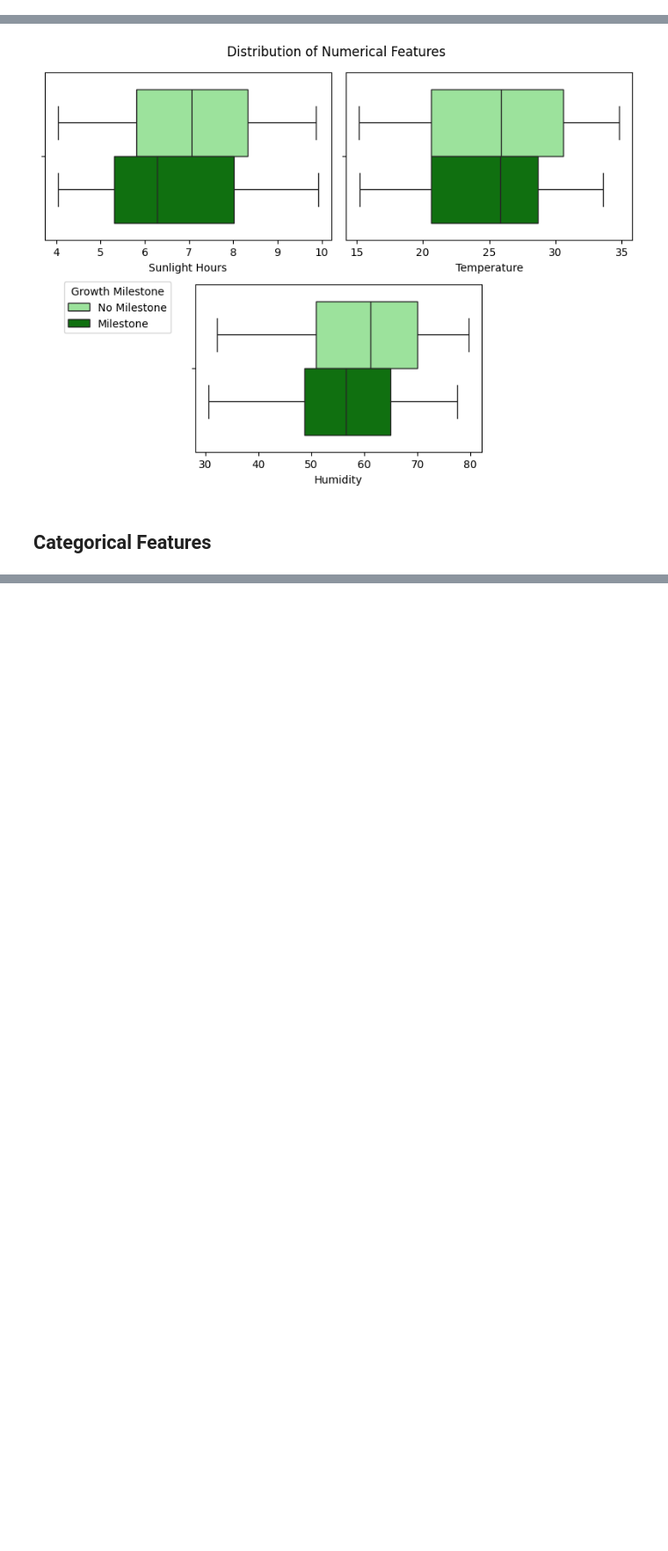
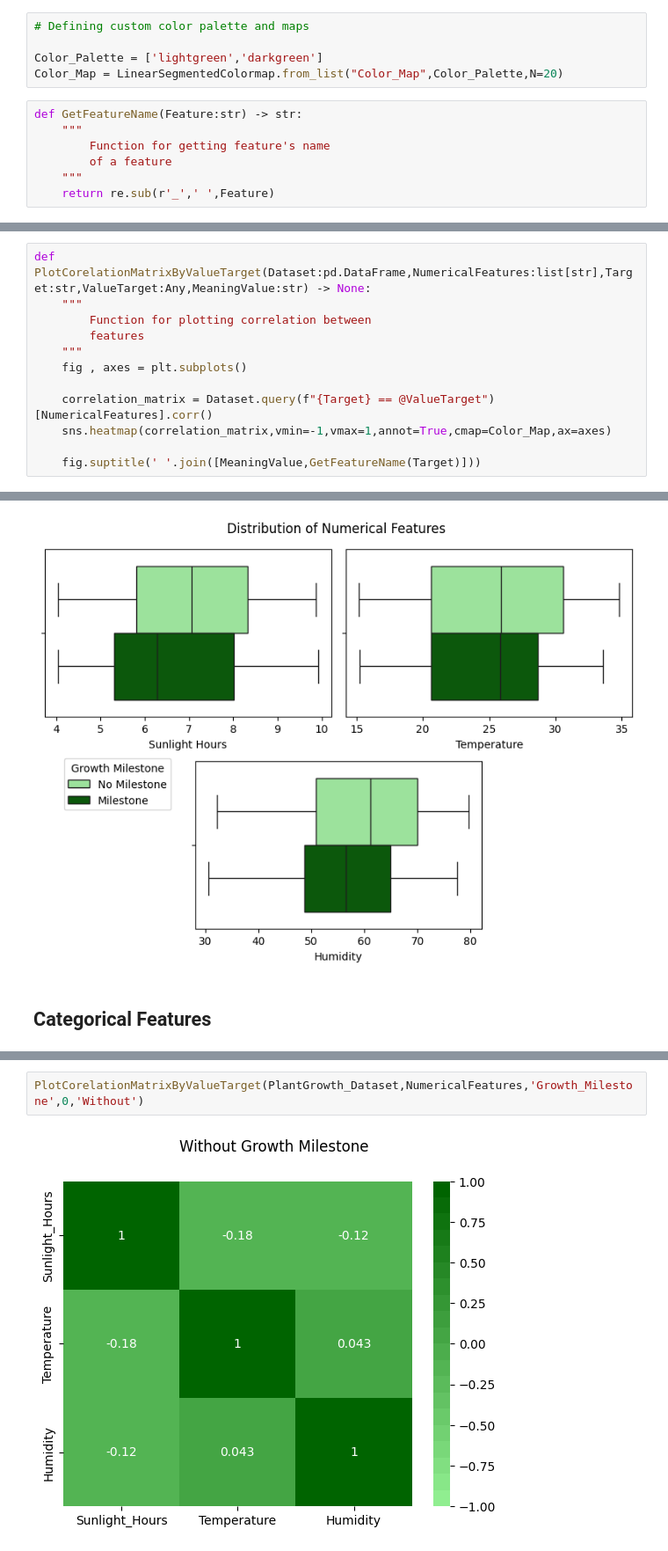
Before and after one commit to alexisuaguilaru/Plant_Growth_Model, a Jupyter notebook: ExploratoryDataAnalysis/ExploratoryDataAnalysis.ipynb, the cells around one changed output, grey strips where cells are left out. Shown: that part at 88% size. Drawn from its saved outputs; the diff is of its cells as text; blank space fills up the shorter version.

Commit message:
ADD & MOD at correlation section into EDA, add observations about results

```diff
--- a/ExploratoryDataAnalysis/ExploratoryDataAnalysis.ipynb
+++ b/ExploratoryDataAnalysis/ExploratoryDataAnalysis.ipynb
@@ -19 +20,13 @@ from typing import Callable
+# %%
+# Defining custom color palette and maps
+
+Color_Palette = ['lightgreen','darkgreen']
+Color_Map = LinearSegmentedColormap.from_list("Color_Map",Color_Palette,N=20)
+# %%
+def GetFeatureName(Feature:str) -> str:
+    """
+        Function for getting feature's name
+        of a feature
+    """
+    return re.sub(r'_',' ',Feature)
 # %%
@@ -32,6 +45,18 @@ def PlotDistributionByTarget(Dataset:pd.DataFrame,Features:list[str],Target:str,
 
     fig.suptitle(f'Distribution of {FeatureTypeName} Features')
     fig.legend(title='Growth Milestone',labels=['No Milestone','Milestone'],loc=(0.05,0.35))
+# %%
+def PlotCorelationMatrixByValueTarget(Dataset:pd.DataFrame,NumericalFeatures:list[str],Target:str,ValueTarget:Any,MeaningValue:str) -> None:
+    """
+        Function for plotting correlation between
+        features
+    """
+    fig , axes = plt.subplots()
+
+    correlation_matrix = Dataset.query(f"{Target} == @ValueTarget")[NumericalFeatures].corr()
+    sns.heatmap(correlation_matrix,vmin=-1,vmax=1,annot=True,cmap=Color_Map,ax=axes)
+
+    fig.suptitle(' '.join([MeaningValue,GetFeatureName(Target)]))
 # %% [markdown]
 # Load Dataset and First Exploration
 # %%
@@ -154,0 +156,4 @@ fig.suptitle('With Milestone Growth');
+# %%
+PlotCorelationMatrixByValueTarget(PlantGrowth_Dataset,NumericalFeatures,'Growth_Milestone',0,'Without')
+# %% [output]
+[figure, added]
```
Also changed, not shown: parts of 10 cells of this notebook.
